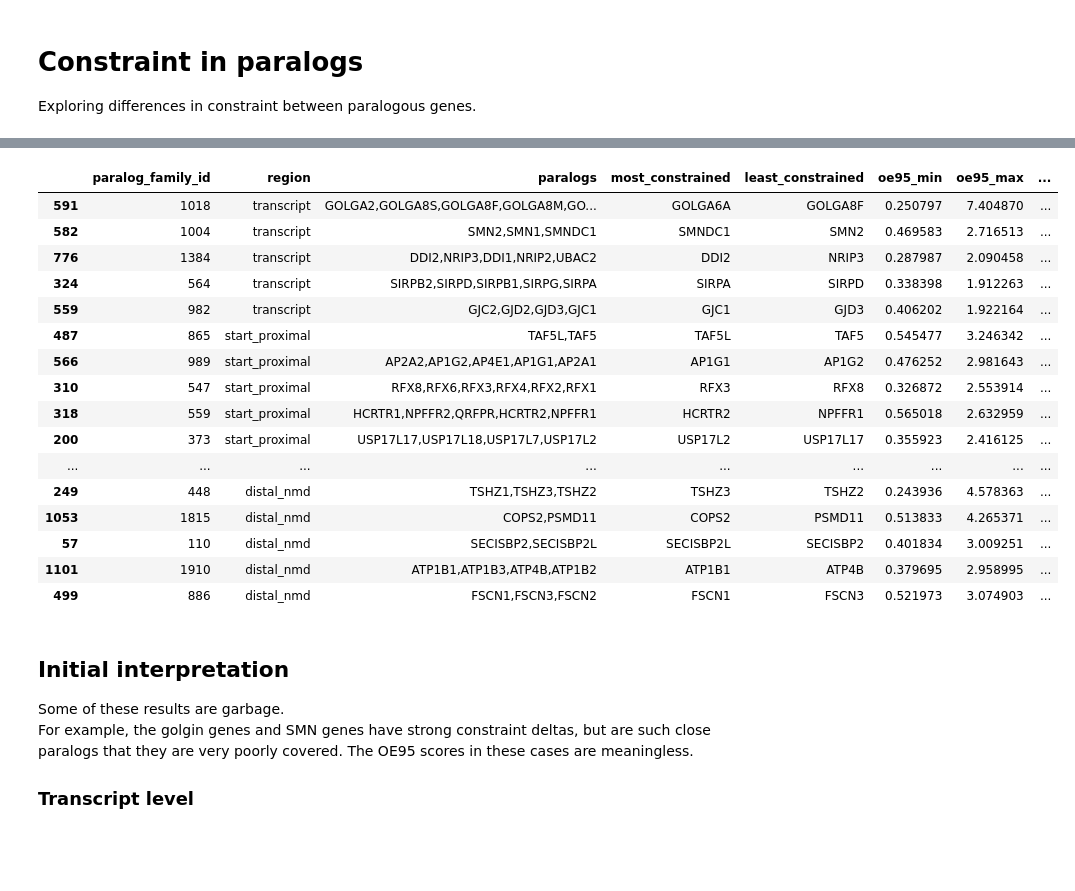
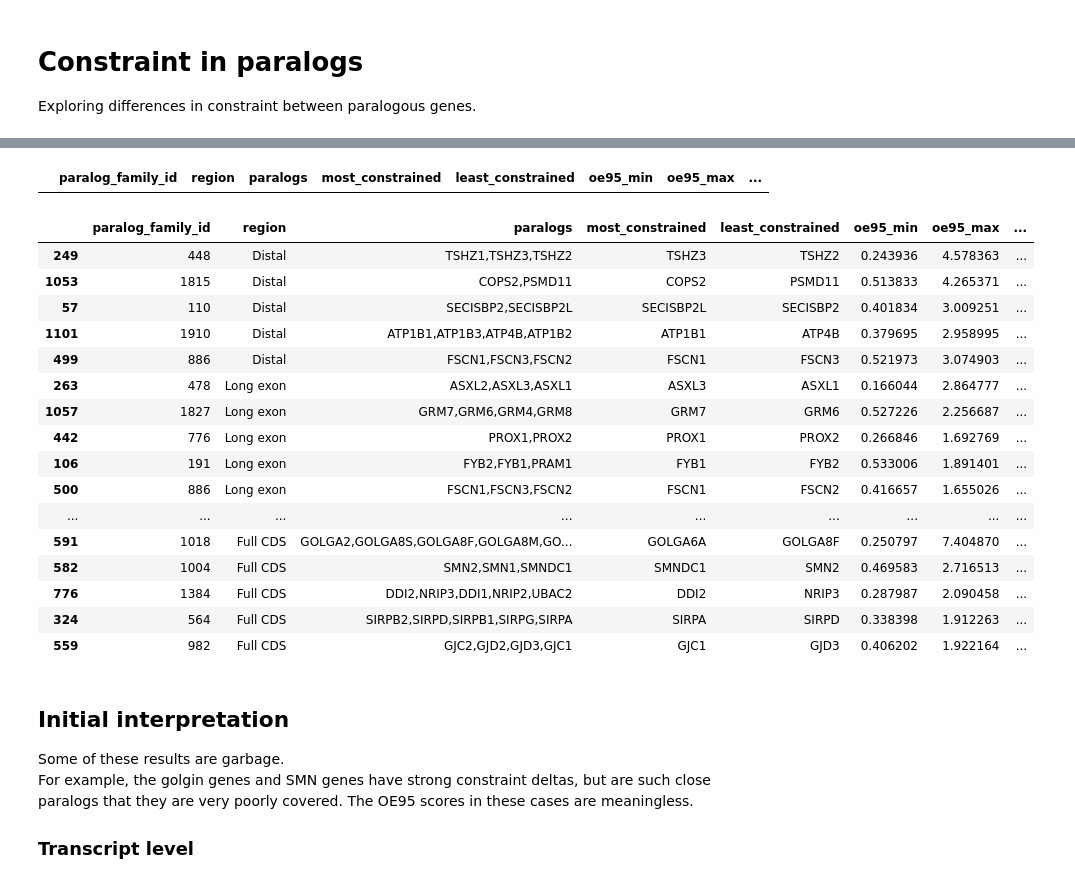
Before and after one commit to alexblakes/regional_nonsense_constraint, a Jupyter notebook: notebooks/12_constraint_in_paralogs.ipynb, the cells around one changed output, grey strips where cells are left out. Drawn from its saved outputs; the diff is of its cells as text; code cells hidden in the pictures; blank space fills up the shorter version.

```diff
--- a/notebooks/12_constraint_in_paralogs.ipynb
+++ b/notebooks/12_constraint_in_paralogs.ipynb
@@ -4,9 +8,14 @@ Exploring differences in constraint between paralogous genes.
 # %%
+import matplotlib.pyplot as plt
 import pandas as pd
+import seaborn as sns
+
+from src import constants as C
+from src import statistics_for_plots as sfp
 
 FILE_IN = "data/interim/paralogs_delta_constraint.tsv"
 
-df = pd.read_csv(FILE_IN, sep="\t")
+df = pd.read_csv(FILE_IN, sep="\t").pipe(sfp.sort_column, "region")
 df.sample(3)
 # %% [output]
 |  | paralog_family_id | region | paralogs | most_constrained | least_constrained | oe95_min | oe95_max | ... |
@@ -20,23 +68,29 @@ df.sample(3)
+# %%
+df[df.oe95_delta < 0]
+# %% [output]
+|  | paralog_family_id | region | paralogs | most_constrained | least_constrained | oe95_min | oe95_max | ... |
 # %%
-df[df.groupby("region")["oe95_delta"].rank(ascending=False) <= 5].sort_values(["region","oe95_delta"], ascending=False)
+df[df.groupby("region")["oe95_delta"].rank(ascending=False) <= 5].sort_values(
+    ["region", "oe95_delta"], ascending=False
+)
 # %% [output]
 |  | paralog_family_id | region | paralogs | most_constrained | least_constrained | oe95_min | oe95_max | ... |
-| 591 | 1018 | transcript | GOLGA2,GOLGA8S,GOLGA8F,GOLGA8M,GO... | GOLGA6A | GOLGA8F | 0.250797 | 7.404870 | ... |
-| 582 | 1004 | transcript | SMN2,SMN1,SMNDC1 | SMNDC1 | SMN2 | 0.469583 | 2.716513 | ... |
-| 776 | 1384 | transcript | DDI2,NRIP3,DDI1,NRIP2,UBAC2 | DDI2 | NRIP3 | 0.287987 | 2.090458 | ... |
-| 324 | 564 | transcript | SIRPB2,SIRPD,SIRPB1,SIRPG,SIRPA | SIRPA | SIRPD | 0.338398 | 1.912263 | ... |
-| 559 | 982 | transcript | GJC2,GJD2,GJD3,GJC1 | GJC1 | GJD3 | 0.406202 | 1.922164 | ... |
-| 487 | 865 | start_proximal | TAF5L,TAF5 | TAF5L | TAF5 | 0.545477 | 3.246342 | ... |
-| 566 | 989 | start_proximal | AP2A2,AP1G2,AP4E1,AP1G1,AP2A1 | AP1G1 | AP1G2 | 0.476252 | 2.981643 | ... |
-| 310 | 547 | start_proximal | RFX8,RFX6,RFX3,RFX4,RFX2,RFX1 | RFX3 | RFX8 | 0.326872 | 2.553914 | ... |
-| 318 | 559 | start_proximal | HCRTR1,NPFFR2,QRFPR,HCRTR2,NPFFR1 | HCRTR2 | NPFFR1 | 0.565018 | 2.632959 | ... |
-| 200 | 373 | start_proximal | USP17L17,USP17L18,USP17L7,USP17L2 | USP17L2 | USP17L17 | 0.355923 | 2.416125 | ... |
+| 249 | 448 | Distal | TSHZ1,TSHZ3,TSHZ2 | TSHZ3 | TSHZ2 | 0.243936 | 4.578363 | ... |
+| 1053 | 1815 | Distal | COPS2,PSMD11 | COPS2 | PSMD11 | 0.513833 | 4.265371 | ... |
+| 57 | 110 | Distal | SECISBP2,SECISBP2L | SECISBP2L | SECISBP2 | 0.401834 | 3.009251 | ... |
+| 1101 | 1910 | Distal | ATP1B1,ATP1B3,ATP4B,ATP1B2 | ATP1B1 | ATP4B | 0.379695 | 2.958995 | ... |
+| 499 | 886 | Distal | FSCN1,FSCN3,FSCN2 | FSCN1 | FSCN3 | 0.521973 | 3.074903 | ... |
+| 263 | 478 | Long exon | ASXL2,ASXL3,ASXL1 | ASXL3 | ASXL1 | 0.166044 | 2.864777 | ... |
+| 1057 | 1827 | Long exon | GRM7,GRM6,GRM4,GRM8 | GRM7 | GRM6 | 0.527226 | 2.256687 | ... |
+| 442 | 776 | Long exon | PROX1,PROX2 | PROX1 | PROX2 | 0.266846 | 1.692769 | ... |
+| 106 | 191 | Long exon | FYB2,FYB1,PRAM1 | FYB1 | FYB2 | 0.533006 | 1.891401 | ... |
+| 500 | 886 | Long exon | FSCN1,FSCN3,FSCN2 | FSCN1 | FSCN2 | 0.416657 | 1.655026 | ... |
 | ... | ... | ... | ... | ... | ... | ... | ... | ... |
-| 249 | 448 | distal_nmd | TSHZ1,TSHZ3,TSHZ2 | TSHZ3 | TSHZ2 | 0.243936 | 4.578363 | ... |
-| 1053 | 1815 | distal_nmd | COPS2,PSMD11 | COPS2 | PSMD11 | 0.513833 | 4.265371 | ... |
-| 57 | 110 | distal_nmd | SECISBP2,SECISBP2L | SECISBP2L | SECISBP2 | 0.401834 | 3.009251 | ... |
-| 1101 | 1910 | distal_nmd | ATP1B1,ATP1B3,ATP4B,ATP1B2 | ATP1B1 | ATP4B | 0.379695 | 2.958995 | ... |
-| 499 | 886 | distal_nmd | FSCN1,FSCN3,FSCN2 | FSCN1 | FSCN3 | 0.521973 | 3.074903 | ... |
+| 591 | 1018 | Full CDS | GOLGA2,GOLGA8S,GOLGA8F,GOLGA8M,GO... | GOLGA6A | GOLGA8F | 0.250797 | 7.404870 | ... |
+| 582 | 1004 | Full CDS | SMN2,SMN1,SMNDC1 | SMNDC1 | SMN2 | 0.469583 | 2.716513 | ... |
+| 776 | 1384 | Full CDS | DDI2,NRIP3,DDI1,NRIP2,UBAC2 | DDI2 | NRIP3 | 0.287987 | 2.090458 | ... |
+| 324 | 564 | Full CDS | SIRPB2,SIRPD,SIRPB1,SIRPG,SIRPA | SIRPA | SIRPD | 0.338398 | 1.912263 | ... |
+| 559 | 982 | Full CDS | GJC2,GJD2,GJD3,GJC1 | GJC1 | GJD3 | 0.406202 | 1.922164 | ... |
 # %% [markdown]
 ## Initial interpretation
 Some of these results are garbage.
```
Also changed, not shown: parts of 5 cells of this notebook, 1 other file.
